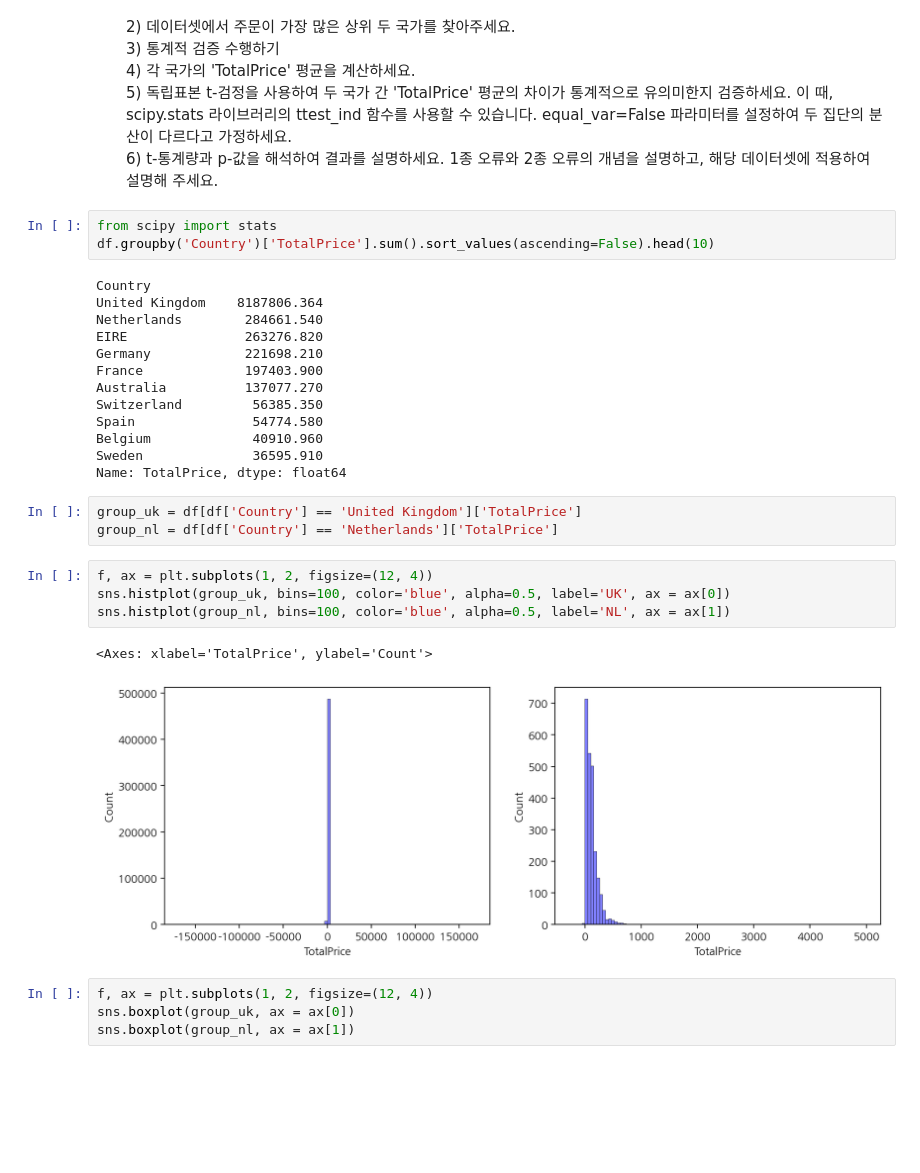
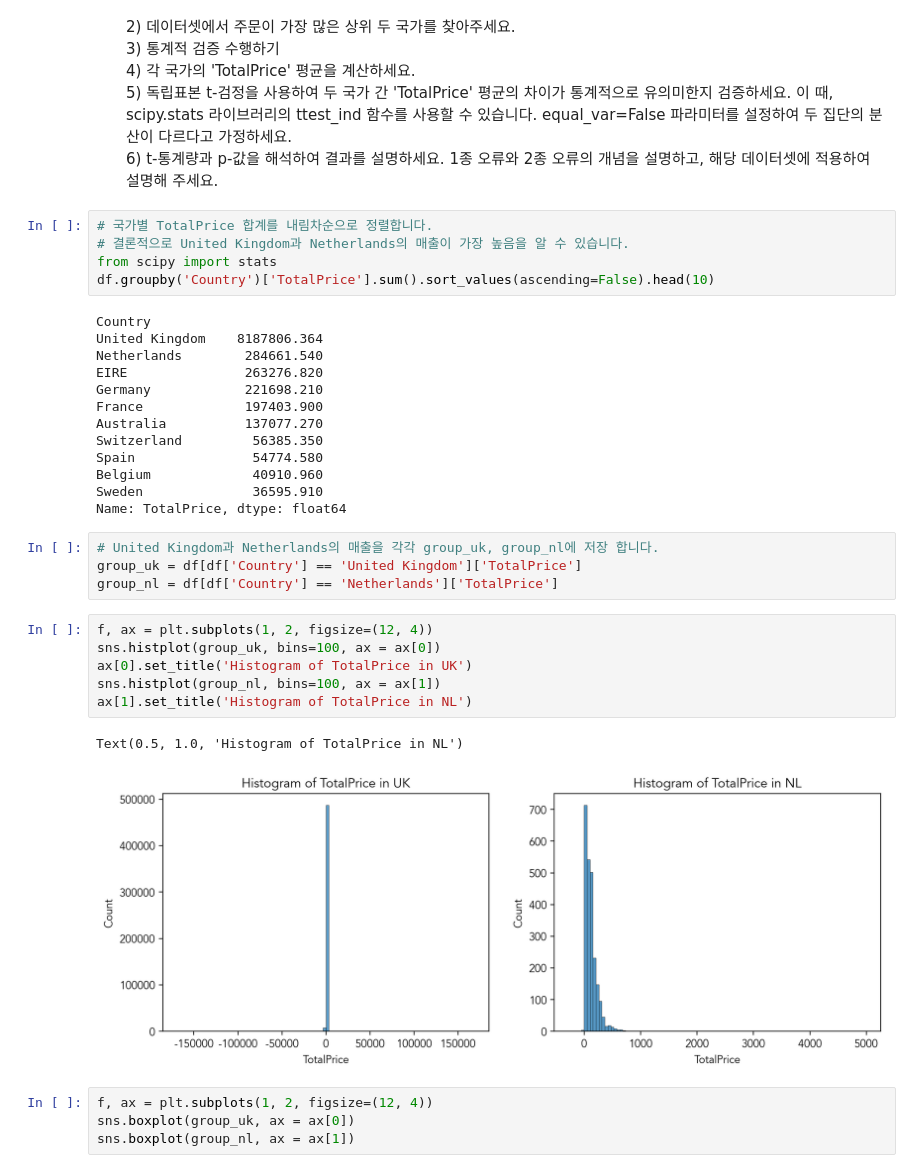
Before and after one commit to gyjong/workplace, a Jupyter notebook: quest_0130/01_online_retail_mission_aiffel.ipynb, the cells around one changed output. Drawn from its saved outputs; the diff is of its cells as text; blank space fills up the shorter version.

```diff
--- a/quest_0130/01_online_retail_mission_aiffel.ipynb
+++ b/quest_0130/01_online_retail_mission_aiffel.ipynb
@@ -223,6 +227,8 @@ Text(0, 0.5, 'Frequency')
     <br>5) 독립표본 t-검정을 사용하여 두 국가 간 'TotalPrice' 평균의 차이가 통계적으로 유의미한지 검증하세요. 이 때, scipy.stats 라이브러리의 ttest_ind 함수를 사용할 수 있습니다. equal_var=False 파라미터를 설정하여 두 집단의 분산이 다르다고 가정하세요.
     <br>6) t-통계량과 p-값을 해석하여 결과를 설명하세요. 1종 오류와 2종 오류의 개념을 설명하고, 해당 데이터셋에 적용하여 설명해 주세요.
 # %%
+# 국가별 TotalPrice 합계를 내림차순으로 정렬합니다.
+# 결론적으로 United Kingdom과 Netherlands의 매출이 가장 높음을 알 수 있습니다.
 from scipy import stats
 df.groupby('Country')['TotalPrice'].sum().sort_values(ascending=False).head(10)
 # %% [output]
@@ -239,15 +245,18 @@ Belgium             40910.960
 Sweden              36595.910
 Name: TotalPrice, dtype: float64
 # %%
+# United Kingdom과 Netherlands의 매출을 각각 group_uk, group_nl에 저장 합니다.
 group_uk = df[df['Country'] == 'United Kingdom']['TotalPrice']
 group_nl = df[df['Country'] == 'Netherlands']['TotalPrice']
 # %%
 f, ax = plt.subplots(1, 2, figsize=(12, 4))
-sns.histplot(group_uk, bins=100, color='blue', alpha=0.5, label='UK', ax = ax[0])
-sns.histplot(group_nl, bins=100, color='blue', alpha=0.5, label='NL', ax = ax[1])
+sns.histplot(group_uk, bins=100, ax = ax[0])
+ax[0].set_title('Histogram of TotalPrice in UK')
+sns.histplot(group_nl, bins=100, ax = ax[1])
+ax[1].set_title('Histogram of TotalPrice in NL')
 # %% [output]
-<Axes: xlabel='TotalPrice', ylabel='Count'>
+Text(0.5, 1.0, 'Histogram of TotalPrice in NL')
-[figure, old version]
+[figure, new version]
 # %%
 f, ax = plt.subplots(1, 2, figsize=(12, 4))
 sns.boxplot(group_uk, ax = ax[0])
```
Also changed, not shown: parts of 9 cells of this notebook.
